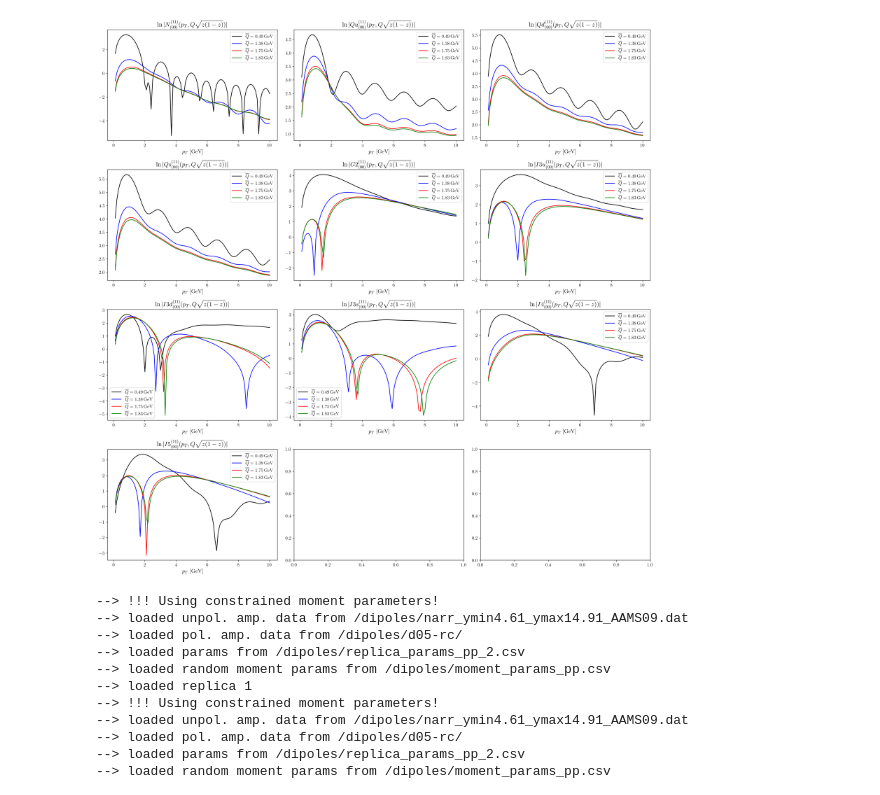
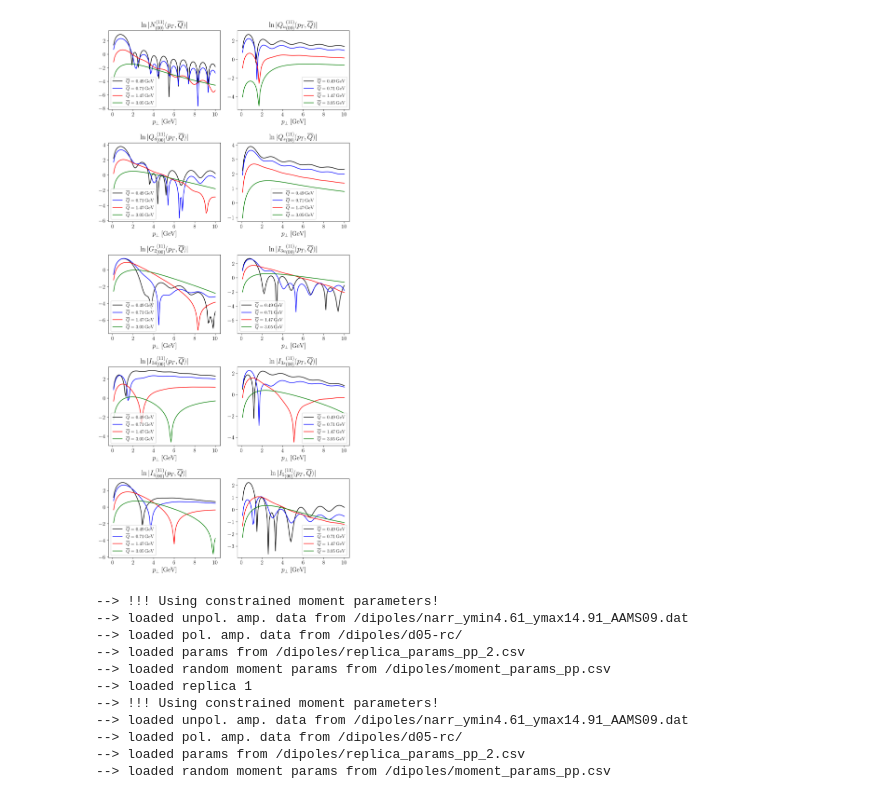
Before and after one commit to brandonmanley/dijet_DSA, a Jupyter notebook: bmanley/fb_analysis.ipynb, the cells around one changed output. Saved outputs shown, nothing was run; the diff lists cells and outputs as text; code cells hidden in the pictures.

```diff
--- a/bmanley/fb_analysis.ipynb
+++ b/bmanley/fb_analysis.ipynb
@@ -85,29 +88,30 @@ plt.show()
 # %%
 # make fb slice plots
-asp_ratio = 4/3
-psize = 5
-fig, ax = plt.subplots(4, 3, figsize=(asp_ratio*psize*3, psize*4))
+asp_ratio = 3.5/3
+psize = 4
+nrows, ncols = 5,2
+fig, ax = plt.subplots(nrows, ncols, figsize=(asp_ratio*psize*ncols, psize*nrows))
+axs = [(i,j) for i in range(nrows) for j in range(ncols)]
+amp_strs = {
+    'N': 'N',
+    'Qu': 'Q_u', 'Qd': 'Q_d', 'Qs':'Q_s', 'G2':'G_2', 'I3u':'I_{{3u}}',
+    'I3d':'I_{{3d}}', 'I3s':'I_{{3s}}', 'I4':'I_{{4}}', 'I5':'I_{{5}}'
+    }
+colors = ['black', 'blue', 'red', 'green']
+for iamp, amp in enumerate(amps):
+    for iQ, j in enumerate([0,10,30,50]):
+        ax[axs[iamp]].plot(pT_grid[:,0], np.log(np.abs(fb_values[amp][:,j])), color=colors[iQ], label=rf'$\overline Q =  {round(Q_grid[0,j], 2)} \, \mathrm{{GeV}}$')
 
-ampij = [[0,0], [0,1], [0,2], [1,0], [1,1], [1,2], [2,0], [2,1], [2,2], [3,0]]
-for iamp, amp in enumerate(amps):
-
-    colors = ['black', 'blue', 'red', 'green']
-    for iQ, j in enumerate([0, 60, 85, 90]):
-        ax[ampij[iamp][0], ampij[iamp][1]].plot(pT_grid[:,0], fb_values[amp][:,j], color=colors[iQ], label=rf'$\overline Q =  {round(Q_grid[0,j], 2)} \, \mathrm{{GeV}}$')
-
-    ax[ampij[iamp][0], ampij[iamp][1]].set_xlabel(r'$p_T\,\,[\mathrm{GeV}]$')
-    # ax[ampij[iamp][0], ampij[iamp][1]].set_ylabel(r'$Q \sqrt{z(1-z)} \,\,[\mathrm{GeV}]$')
-    ax[ampij[iamp][0], ampij[iamp][1]].set_title(fr'$\ln|{amp}^{{(11)}}_{{(00)}} (p_T, Q \sqrt{{z(1-z)}})|$')
-
-    ax[ampij[iamp][0], ampij[iamp][1]].legend()
-
+    ax[axs[iamp]].set_xlabel(r'$p_\perp \,\,[\mathrm{GeV}]$')
+    ax[axs[iamp]].set_title(fr'$\ln|{{{amp_strs[amp]}}}^{{(11)}}_{{(00)}} (p_T, \overline{{Q}})|$')
+    ax[axs[iamp]].legend()
 
 # fig.savefig('fb_oscillation_map.png', dpi=700)
 
 plt.tight_layout()
 plt.show()
 # %% [output]
-[figure, old version]
+[figure, new version]
 # %%
 # compare IR regulating functions
 
```
Also changed, not shown: parts of 9 cells of this notebook, 15 other files.
